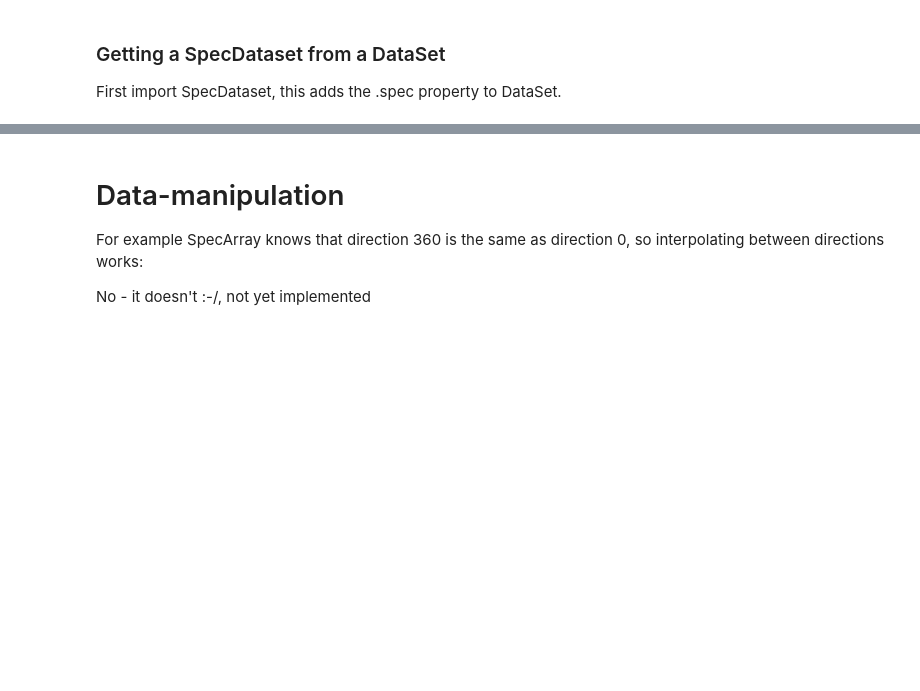
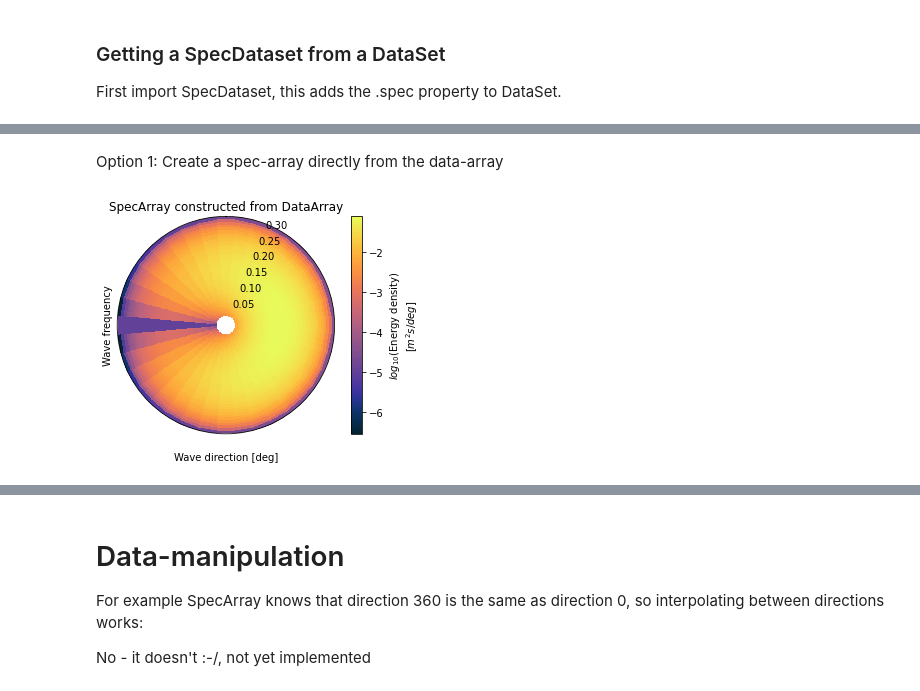
Before and after one commit to RubendeBruin/wavespectra, a Jupyter notebook: docs/datastructure.ipynb, the cells around one changed output, grey strips where cells are left out. Drawn from its saved outputs; the diff is of its cells as text; code cells hidden in the pictures; blank space fills up the shorter version.

```diff
--- a/docs/datastructure.ipynb
+++ b/docs/datastructure.ipynb
@@ -225,0 +249,18 @@ Data variables:
+# %%
+coords = ((attrs.DIRNAME, dirs),
+              (attrs.FREQNAME, freqs))
+dimensions = tuple([c[0] for c in coords])
+
+da = xr.DataArray(
+    data=spec, coords=coords, dims=dimensions, name=attrs.SPECNAME
+)
+# %% [markdown]
+Option 1: Create a spec-array directly from the data-array
+# %%
+sa = SpecArray(da)
+
+plt.figure()
+sa.plot()
+plt.title('SpecArray constructed from DataArray');
+# %% [output]
+[figure, added]
```
Also changed, not shown: parts of 16 cells of this notebook, 1 other file.
